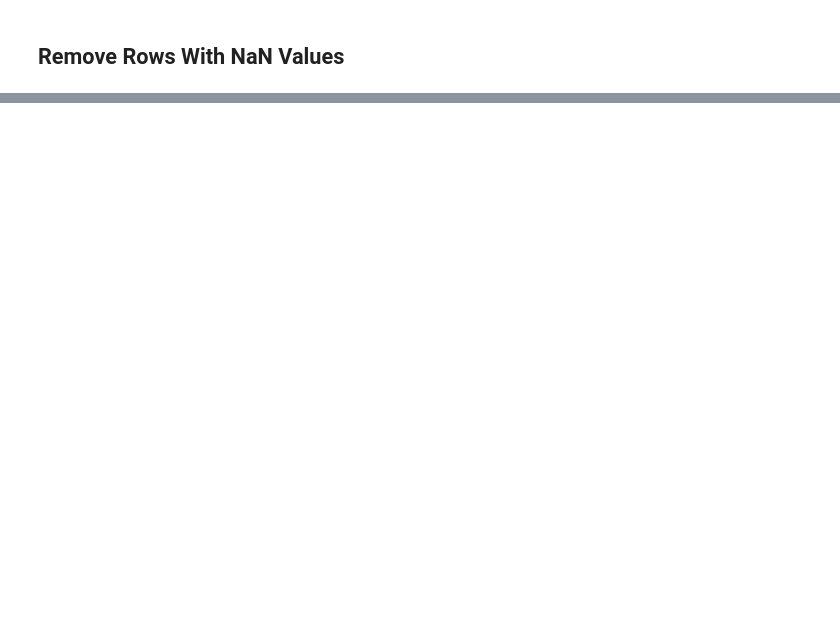
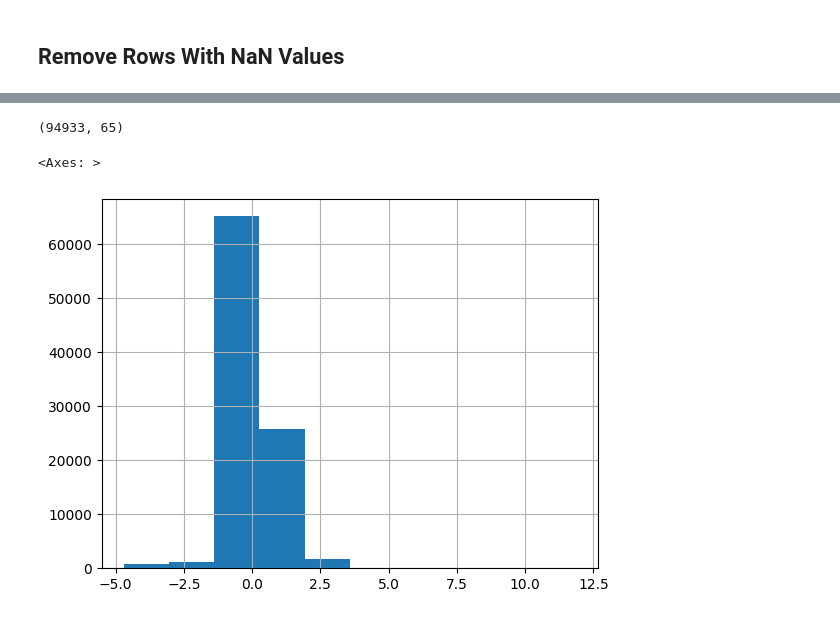
Before and after one commit to lr98769/rue_prediction_interval, a Jupyter notebook: notebooks/preprocessing.ipynb, the cells around one changed output, grey strips where cells are left out. Cells and saved outputs as stored; diff of their text form; code cells hidden in the pictures; blank space fills up the shorter version.

```diff
--- a/notebooks/preprocessing.ipynb
+++ b/notebooks/preprocessing.ipynb
@@ -989,3 +420,12 @@ pos_neg_dropna
+# %%
+flattened_df.shape
+# %% [output]
+(94933, 65)
+# %%
+flattened_df["target"].hist()
+# %% [output]
+<Axes: >
+[figure, added]
 # %%
 def label_train_valid_test_samples(df, train_records, valid_records, test_records):
     df = df.copy()
```
Also changed, not shown: parts of 54 cells of this notebook.
